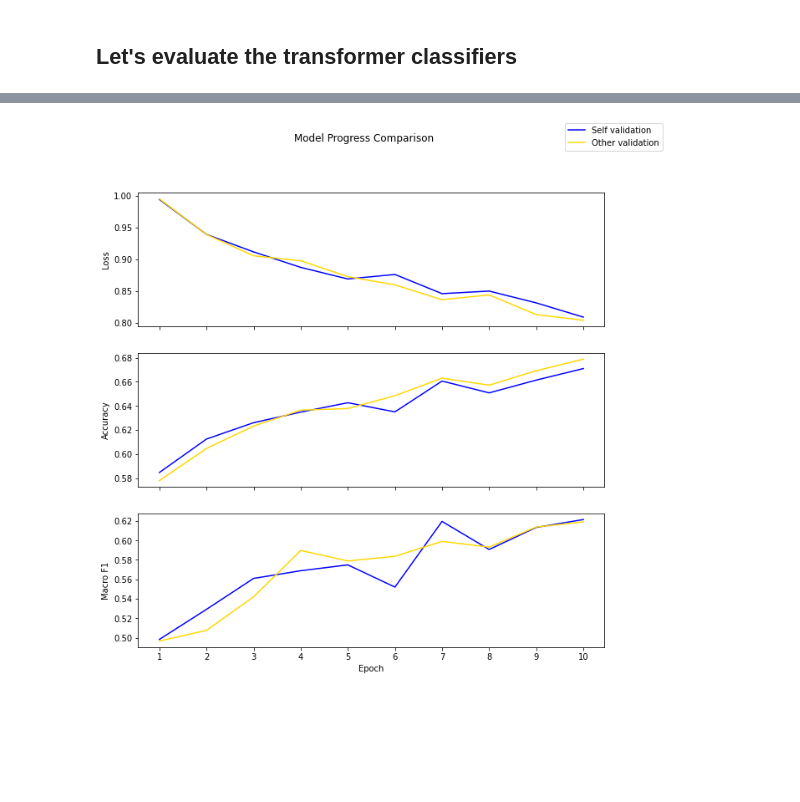
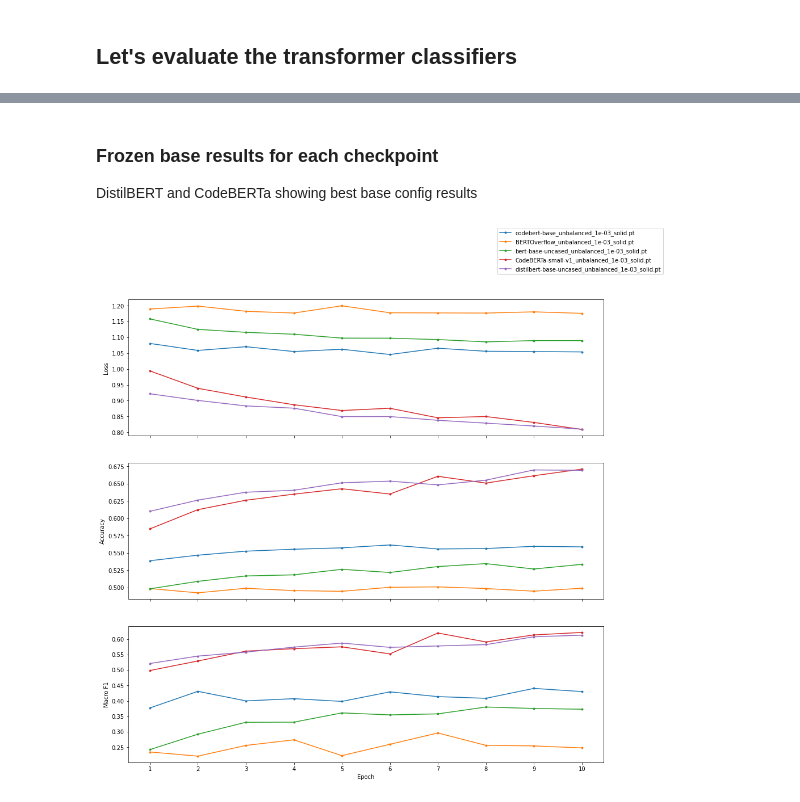
Before and after one commit to backtick-se/docks-master-thesis, a Jupyter notebook: notebooks/transformer_eval.ipynb, the cells around one changed output, grey strips where cells are left out. Saved outputs shown, nothing was run; the diff lists cells and outputs as text; code cells hidden in the pictures; blank space fills up the shorter version.

```diff
--- a/notebooks/transformer_eval.ipynb
+++ b/notebooks/transformer_eval.ipynb
@@ -12,26 +12,32 @@ from tqdm import tqdm
 import torch
 # %%
 root = f'{getcwd()}/..'
+path = lambda p: f'{root}/../out/{p}'
 # %%
-data = load(f'{root}/data/prd_backtick-se_cowait_annotated.json')
+testset = load(f'{root}/data/prd_backtick-se_cowait_annotated.json')
 
-def evaluate(name):
-
-    evaluator = Evaluator(f'{root}/../out/{name}')
-    evaluator.plot_progress()
-
+def evaluate(predict):
     y_true = []
     y_pred = []
 
-    for pr in tqdm(data):
+    for pr in tqdm(testset):
         title = pr['title']
-        pcat = evaluator.predict(title)
+        pcat = predict(title)
         tcat = pr['category']
 
         y_true.append(tcat)
         y_pred.append(pcat)
 
     eval(y_true, y_pred)
-    return evaluator
+
+def progress(model):
+    ev = Evaluator(path(model))
+    ev.plot_progress()
+    evaluate(ev.predict)
+
+def compare(*models):
+    model_files = [*map(path, models)]
+    evaluators = [*map(Evaluator, model_files)]
+    Evaluator.compare(*evaluators)
 # %% [markdown]
 ## Let's evaluate the transformer classifiers
@@ -148,4 +44,13 @@ non-functional       0.62      0.57      0.59        91
-# %%
-cbs_evaluator.compare(cbt_evaluator)
-# %% [output]
-[figure, removed]
+# %% [markdown]
+### Frozen base results for each checkpoint
+DistilBERT and CodeBERTa showing best base config results
+# %%
+compare(
+    'codebert-base_unbalanced_1e-03_solid.pt',
+    'BERTOverflow_unbalanced_1e-03_solid.pt',
+    'bert-base-uncased_unbalanced_1e-03_solid.pt',
+    'CodeBERTa-small-v1_unbalanced_1e-03_solid.pt',
+    'distilbert-base-uncased_unbalanced_1e-03_solid.pt',
+)
+# %% [output]
+[figure, added]
```
Also changed, not shown: parts of 14 cells of this notebook, 1 other file.
